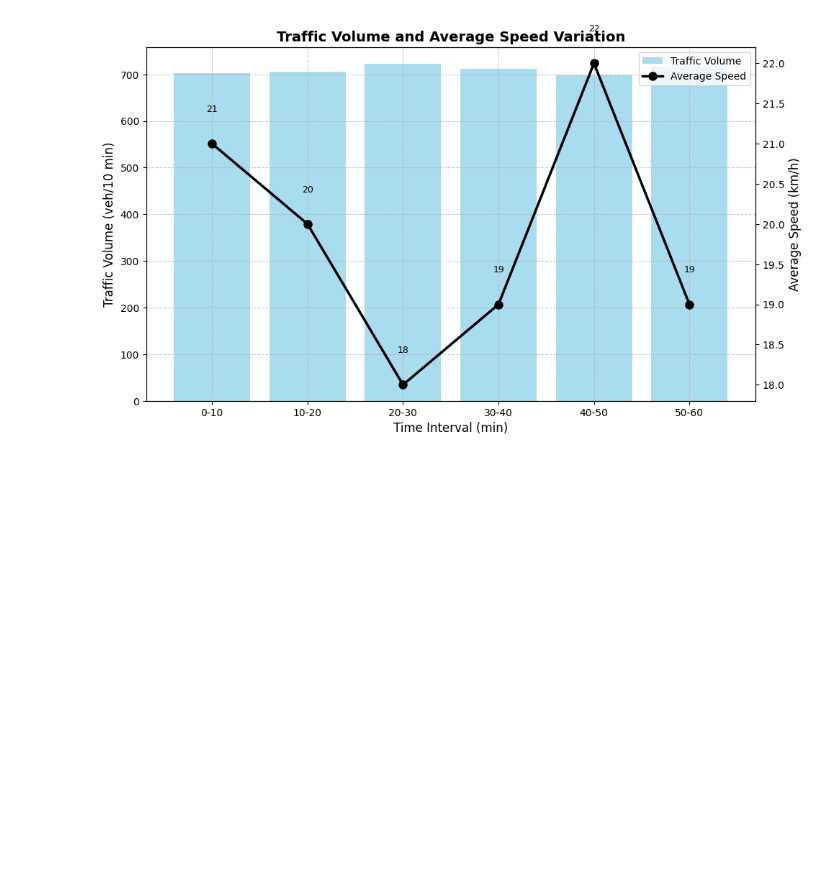
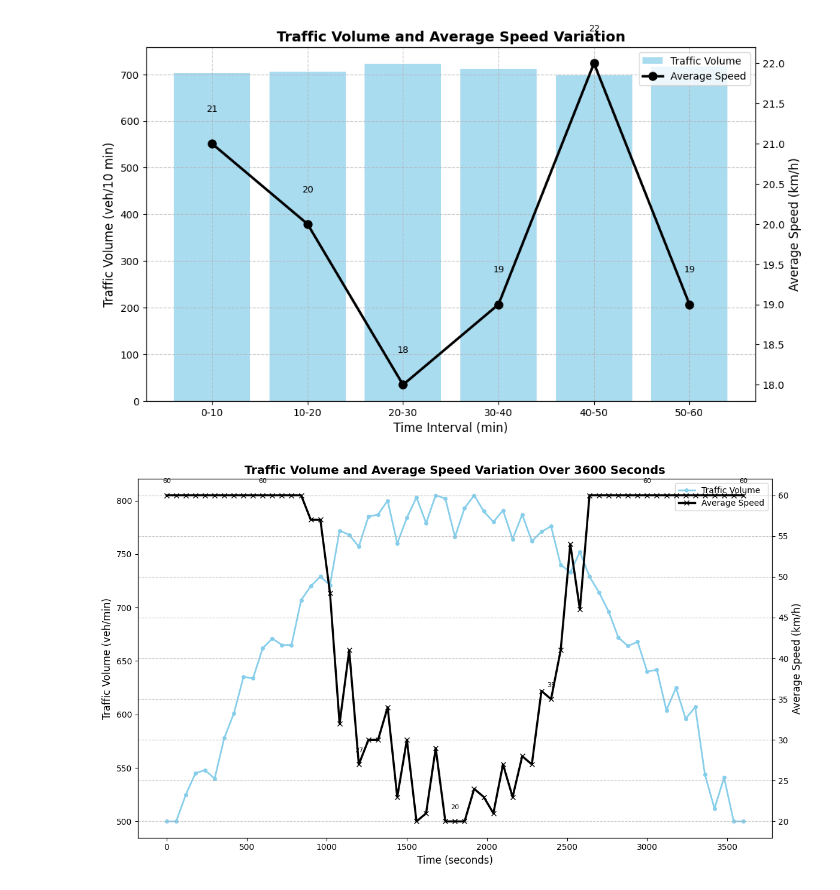
Before and after one commit to tanveerratul34/Practice-, a Jupyter notebook: Traffic_Parameters.ipynb, the cells around one changed output. Cells and saved outputs as stored; diff of their text form; code cells hidden in the pictures; blank space fills up the shorter version.

```diff
--- a/Traffic_Parameters.ipynb
+++ b/Traffic_Parameters.ipynb
@@ -809,3 +809,82 @@ plt.tight_layout()
 plt.show()
 # %% [output]
 [figure]
+# %%
+import numpy as np
+import matplotlib.pyplot as plt
+
+# Generate time points for 3600 seconds (60 minutes) at 1-minute intervals
+time_seconds = np.arange(0, 3600 + 60, 60) # 0 to 3600 seconds, step 60 (1 minute)
+time_minutes_labels = [f'{i // 60}-{i // 60 + 1}' for i in time_seconds[:-1]] # Labels for 1-minute intervals
+time_minutes_labels.append('60-61') # Add the last label for 60-61 min
+
+# Generate synthetic traffic volume data (e.g., slight variation around a mean)
+# Let's create some 'reasonable' fluctuations, perhaps a bit higher in the middle
+volume_base = 700
+volume_noise = np.random.normal(0, 15, len(time_seconds))
+# Add a gentle curve to volume data
+volume_curve = -0.0001 * (time_seconds - 1800)**2 + 100 # Peak at 30 min (1800s)
+volume = (volume_base + volume_noise + volume_curve).astype(int)
+volume = np.clip(volume, 500, 900) # Ensure volume stays within a sensible range
+
+# Generate synthetic speed data (e.g., varying between 20-50 km/h)
+speed_base = 35
+speed_noise = np.random.normal(0, 5, len(time_seconds))
+# Add an inverse curve to speed data (speed might drop when volume is high)
+speed_curve = 0.00005 * (time_seconds - 1800)**2 - 15
+speed = (speed_base + speed_noise + speed_curve).astype(int)
+speed = np.clip(speed, 20, 60) # Ensure speed stays within a sensible range
+
+# Create figure
+fig, ax1 = plt.subplots(figsize=(12, 7))
+
+# Left Y-axis: Traffic Volume (using line plot for 'curve' interpretation)
+ax1.plot(time_seconds, volume,
+         color='skyblue',
+         linewidth=2,
+         marker='o',
+         markersize=4,
+         label='Traffic Volume')
+
+ax1.set_xlabel('Time (seconds)', fontsize=12)
+ax1.set_ylabel('Traffic Volume (veh/min)', fontsize=12, color='black')
+ax1.tick_params(axis='y', labelcolor='black')
+
+# Right Y-axis: Speed
+ax2 = ax1.twinx()
+
+ax2.plot(time_seconds, speed,
+         color='black', # Black line as requested
+         marker='x',
+         linewidth=2.5,
+         markersize=6,
+         label='Average Speed')
+
+ax2.set_ylabel('Average Speed (km/h)', fontsize=12, color='black')
+ax2.tick_params(axis='y', labelcolor='black')
+
+# Add speed labels (black as requested)
+for i, s_val in enumerate(speed):
+    if i % 10 == 0: # Only label every 10th point for readability
+        ax2.text(time_seconds[i], s_val + 1.5,
+                 str(s_val),
+                 ha='center',
+                 fontsize=8,
+                 color='black')
+
+# Title
+plt.title('Traffic Volume and Average Speed Variation Over 3600 Seconds', fontsize=14, fontweight='bold')
+
+# Combined Legend
+lines, labels = ax1.get_legend_handles_labels()
+lines2, labels2 = ax2.get_legend_handles_labels()
+ax1.legend(lines + lines2,
+           labels + labels2,
+           loc='upper right')
+
+plt.grid(True, linestyle='--', alpha=0.7)
+
+plt.tight_layout()
+plt.show()
+# %% [output]
+[figure, added]
```
